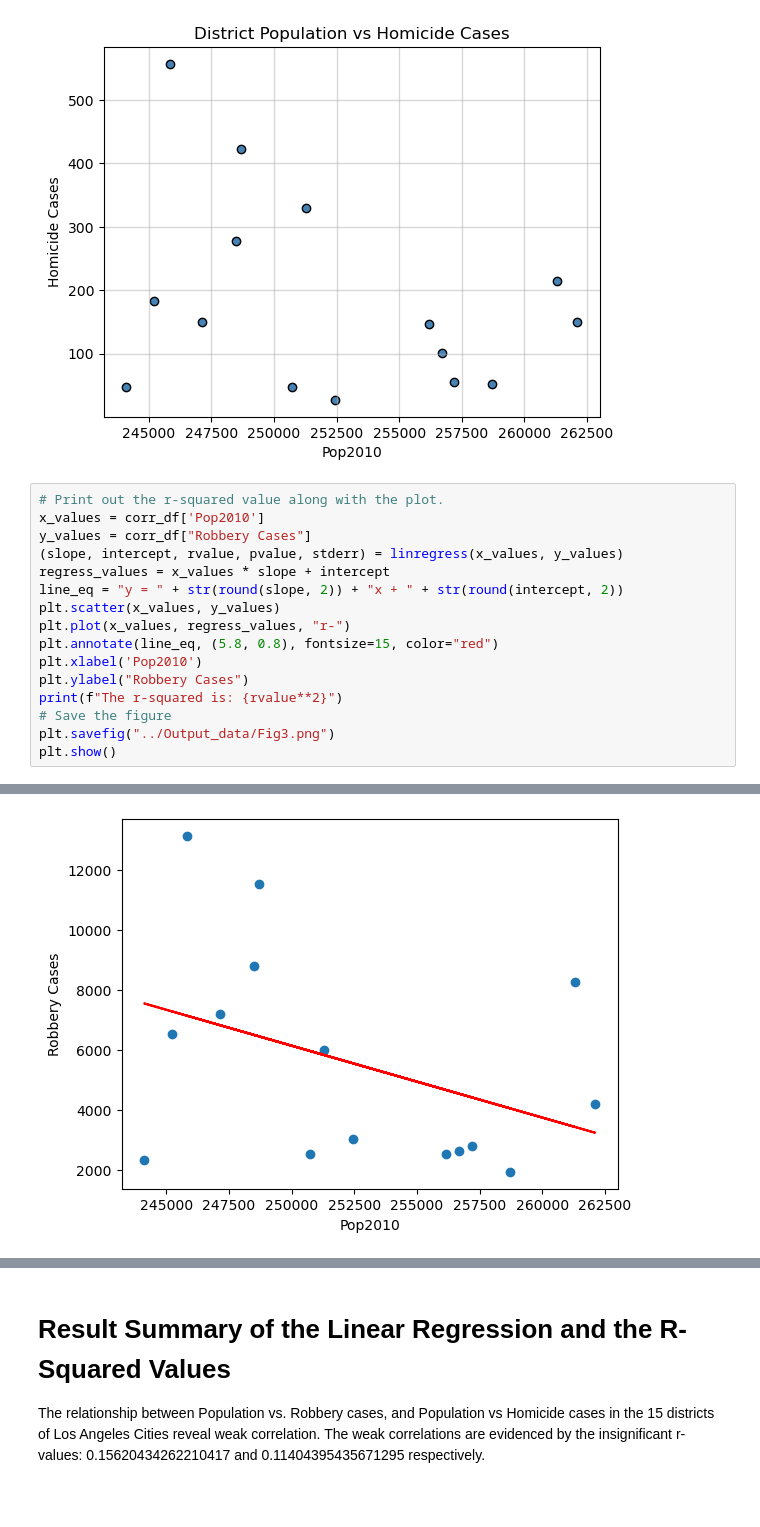
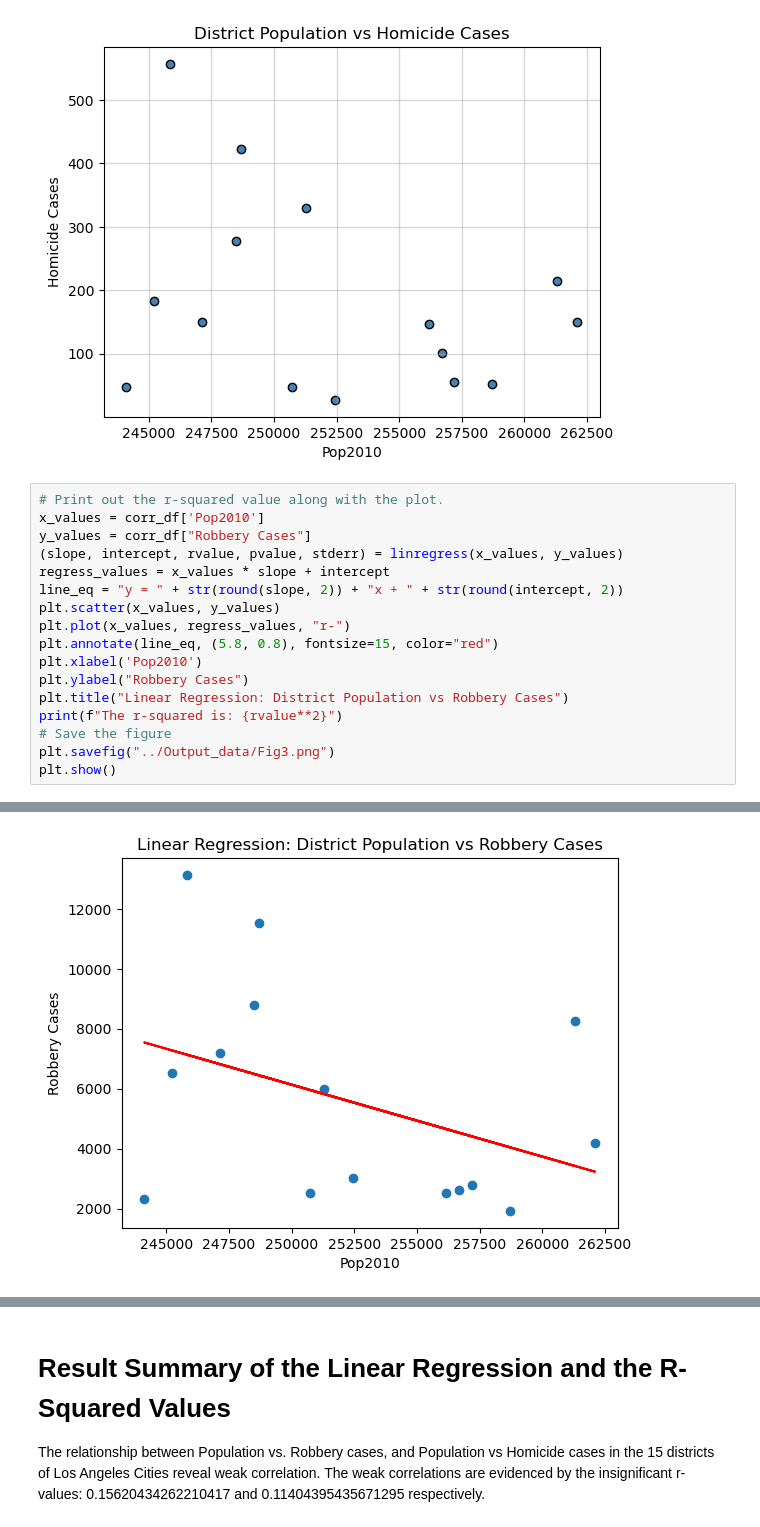
Before and after one commit to cxnoii/Project-3, a Jupyter notebook: static/Correlation_data.ipynb, the cells around one changed output, grey strips where cells are left out. Drawn from its saved outputs; the diff is of its cells as text; blank space fills up the shorter version.

```diff
--- a/static/Correlation_data.ipynb
+++ b/static/Correlation_data.ipynb
@@ -175,6 +175,7 @@ plt.plot(x_values, regress_values, "r-")
 plt.annotate(line_eq, (5.8, 0.8), fontsize=15, color="red")
 plt.xlabel('Pop2010')
 plt.ylabel("Robbery Cases")
+plt.title("Linear Regression: District Population vs Robbery Cases")
 print(f"The r-squared is: {rvalue**2}")
 # Save the figure
 plt.savefig("../Output_data/Fig3.png")
@@ -184,4 +185,4 @@ The r-squared is: 0.15620434262210417
-[figure, old version]
+[figure, new version]
 # %%
 # Print out the r-squared value along with the plot.
 x_values = corr_df['Pop2010']
```
Also changed, not shown: parts of 2 cells of this notebook, 5 other files.
